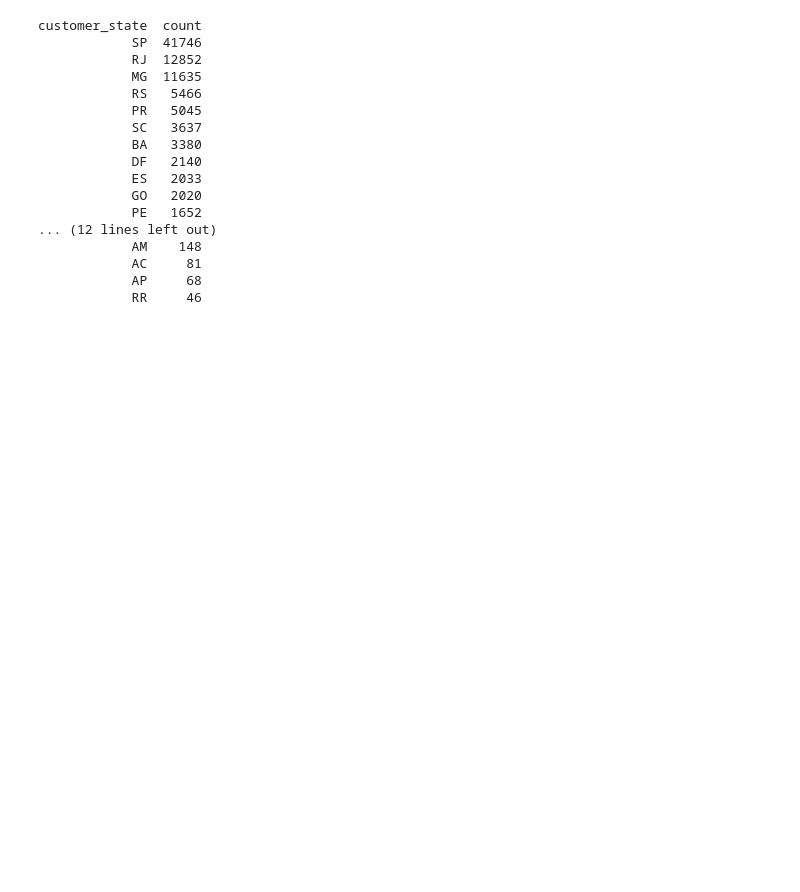
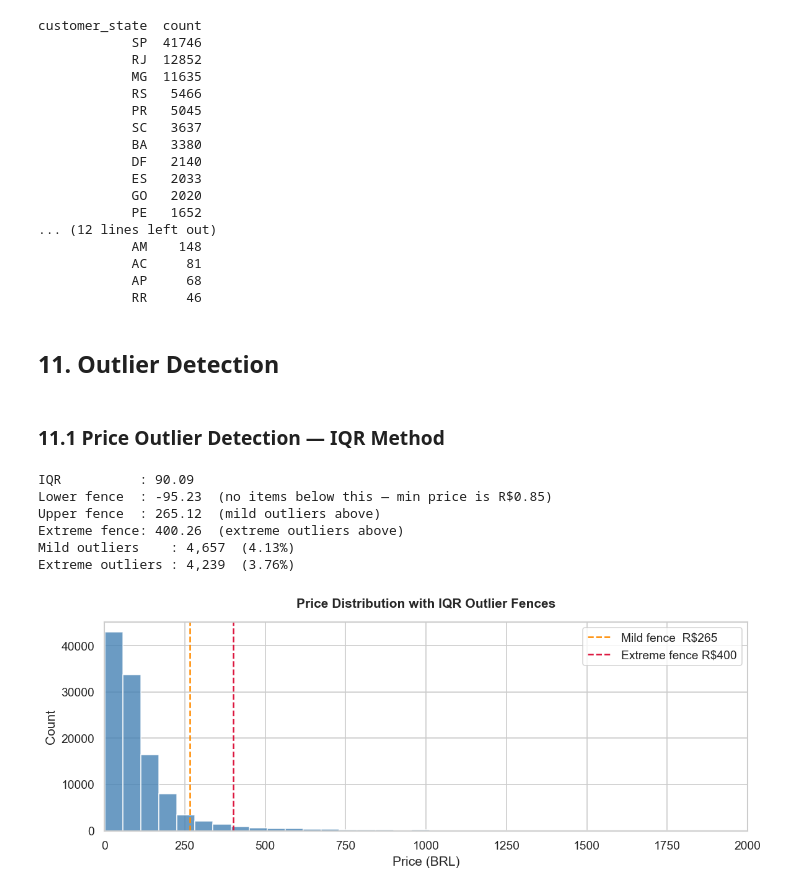
Before and after one commit to Malinda1/ecommerce-recommendation-spark, a Jupyter notebook: notebooks/01_data_loading_cleaning.ipynb, the cells around one changed output. Cells and saved outputs as stored; diff of their text form; code cells hidden in the pictures; blank space fills up the shorter version.

Commit message:
Created plot for show Price outliers using IQR Method

```diff
--- a/notebooks/01_data_loading_cleaning.ipynb
+++ b/notebooks/01_data_loading_cleaning.ipynb
@@ -782,3 +782,45 @@ customer_state  count
             AC     81
             AP     68
             RR     46
+# %% [markdown]
+## 11. Outlier Detection
+# %% [markdown]
+### 11.1 Price Outlier Detection — IQR Method
+# %%
+q1, q3 = df_items_raw.approxQuantile('price', [0.25, 0.75], relativeError=0.01)
+iqr = q3 - q1
+lower_fence = q1 - 1.5 * iqr
+upper_fence = q3 + 1.5 * iqr
+extreme_fence = q3 + 3.0 * iqr
+
+mild_outliers    = df_items_raw.filter((F.col('price') > upper_fence) & (F.col('price') <= extreme_fence)).count()
+extreme_outliers = df_items_raw.filter(F.col('price') > extreme_fence).count()
+total_items      = df_items_raw.count()
+
+print(f'IQR          : {iqr:.2f}')
+print(f'Lower fence  : {lower_fence:.2f}  (no items below this — min price is R$0.85)')
+print(f'Upper fence  : {upper_fence:.2f}  (mild outliers above)')
+print(f'Extreme fence: {extreme_fence:.2f}  (extreme outliers above)')
+print(f'Mild outliers    : {mild_outliers:,}  ({mild_outliers/total_items*100:.2f}%)')
+print(f'Extreme outliers : {extreme_outliers:,}  ({extreme_outliers/total_items*100:.2f}%)')
+
+fig, ax = plt.subplots(figsize=(10, 4), dpi=FIG_DPI)
+price_pd2 = df_items_raw.select('price').toPandas()
+ax.hist(price_pd2['price'], bins=120, color='steelblue', edgecolor='white', alpha=0.8)
+ax.axvline(upper_fence,  color='darkorange', linestyle='--', linewidth=1.5, label=f'Mild fence  R${upper_fence:.0f}')
+ax.axvline(extreme_fence,color='crimson',    linestyle='--', linewidth=1.5, label=f'Extreme fence R${extreme_fence:.0f}')
+ax.set_xlim(0, 2000)
+ax.set_title('Price Distribution with IQR Outlier Fences', pad=TITLE_PAD, fontweight='bold')
+ax.set_xlabel('Price (BRL)')
+ax.set_ylabel('Count')
+ax.legend()
+plt.tight_layout()
+plt.show()
+# %% [output]
+IQR          : 90.09
+Lower fence  : -95.23  (no items below this — min price is R$0.85)
+Upper fence  : 265.12  (mild outliers above)
+Extreme fence: 400.26  (extreme outliers above)
+Mild outliers    : 4,657  (4.13%)
+Extreme outliers : 4,239  (3.76%)
+[figure, added]
```
